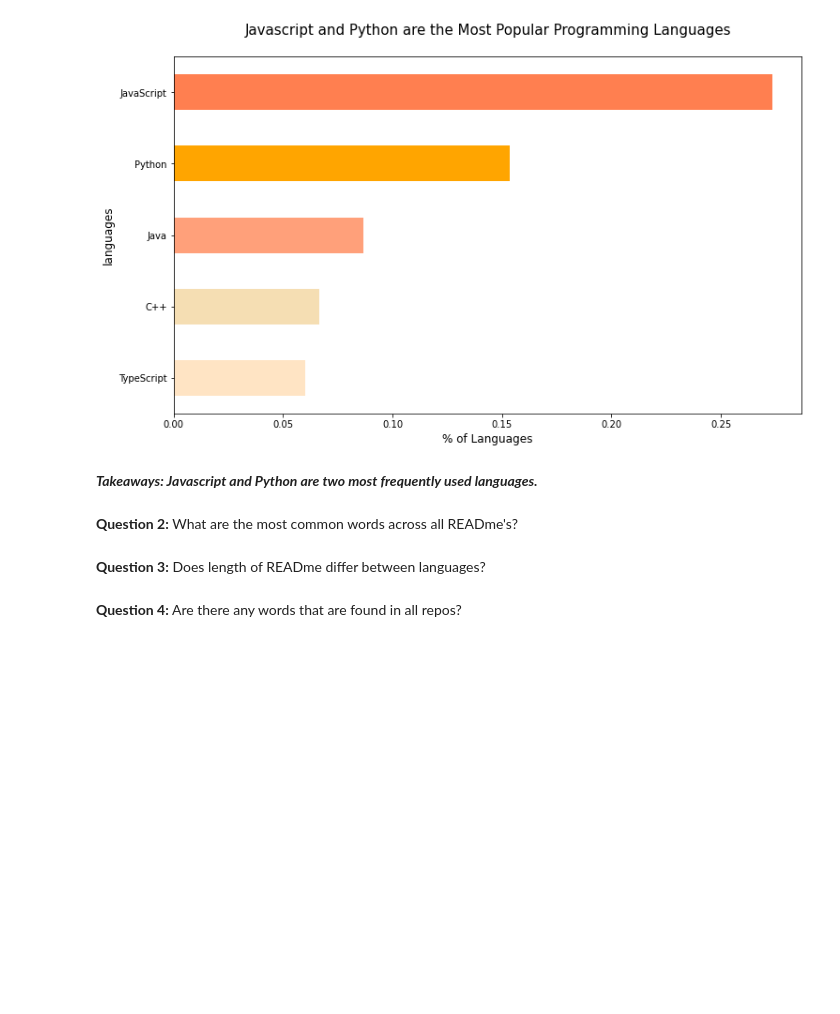
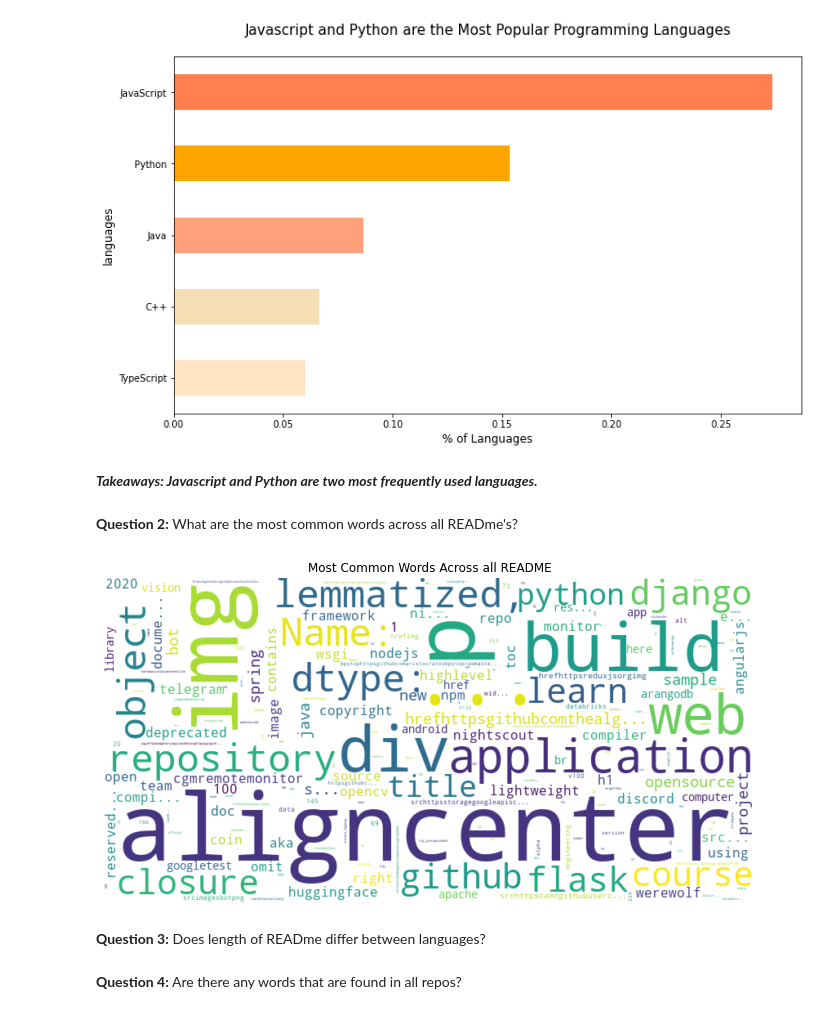
Before and after one commit to team2-nlp-project/team2-nlp-project, a Jupyter notebook: final_report_team_2_nlp_project.ipynb, the cells around one changed output. Saved outputs shown, nothing was run; the diff lists cells and outputs as text; code cells hidden in the pictures; blank space fills up the shorter version.

```diff
--- a/final_report_team_2_nlp_project.ipynb
+++ b/final_report_team_2_nlp_project.ipynb
@@ -97,6 +97,10 @@ visualization.top_languages(train)
 ***Takeaways: Javascript and Python are two most frequently used languages.***
 # %% [markdown]
 **Question 2:** What are the most common words across all READme's?
+# %%
+visualization.word_cloud(train)
+# %% [output]
+[figure, added]
 # %% [markdown]
 **Question 3:** Does length of READme differ between languages?
 # %% [markdown]
```
Also changed, not shown: parts of 2 cells of this notebook, 2 other files.
